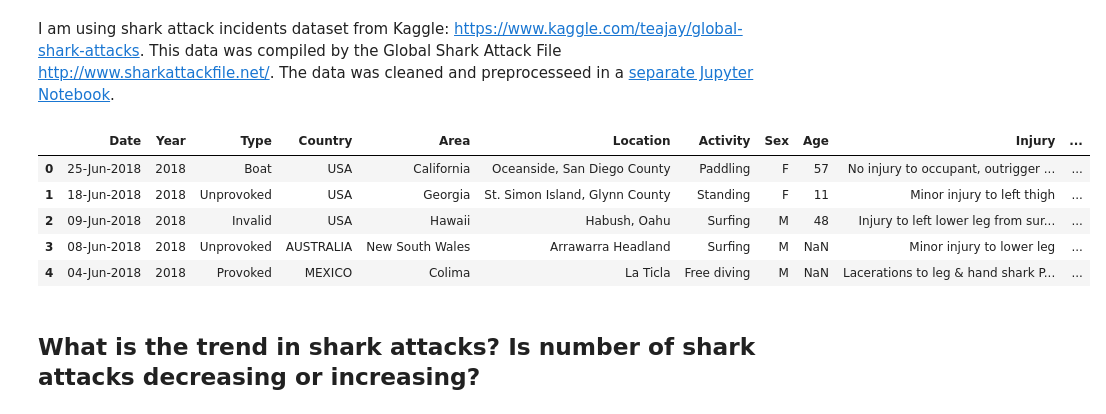
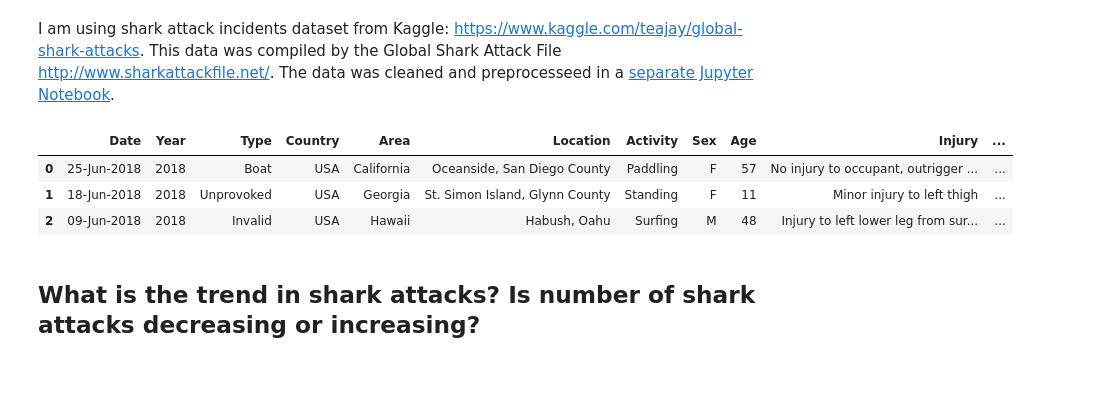
Before and after one commit to katjawittfoth/Shark_Attacks, a Jupyter notebook: Notebooks/Shark Attacks.ipynb, the cells around one changed output. Saved outputs shown, nothing was run; the diff lists cells and outputs as text; code cells hidden in the pictures; blank space fills up the shorter version.

```diff
--- a/Notebooks/Shark Attacks.ipynb
+++ b/Notebooks/Shark Attacks.ipynb
@@ -57,14 +57,12 @@ https://www.kaggle.com/teajay/global-shark-attacks. This data was compiled by th
 # %%
 sharks = pd.read_csv('shark_attack_cleaned.csv')
 # %%
-sharks.head(5)
+sharks.head(3)
 # %% [output]
 |  | Date | Year | Type | Country | Area | Location | Activity | Sex | Age | Injury | ... |
 | 0 | 25-Jun-2018 | 2018 | Boat | USA | California | Oceanside, San Diego County | Paddling | F | 57 | No injury to occupant, outrigger ... | ... |
 | 1 | 18-Jun-2018 | 2018 | Unprovoked | USA | Georgia | St. Simon Island, Glynn County | Standing | F | 11 | Minor injury to left thigh | ... |
 | 2 | 09-Jun-2018 | 2018 | Invalid | USA | Hawaii | Habush, Oahu | Surfing | M | 48 | Injury to left lower leg from sur... | ... |
-| 3 | 08-Jun-2018 | 2018 | Unprovoked | AUSTRALIA | New South Wales | Arrawarra Headland | Surfing | M | NaN | Minor injury to lower leg | ... |
-| 4 | 04-Jun-2018 | 2018 | Provoked | MEXICO | Colima | La Ticla | Free diving | M | NaN | Lacerations to leg & hand shark P... | ... |
 # %%
 # I'm going to use this color pallette for my plots:
 light_blue = 'rgb(142, 212, 229)'
```
